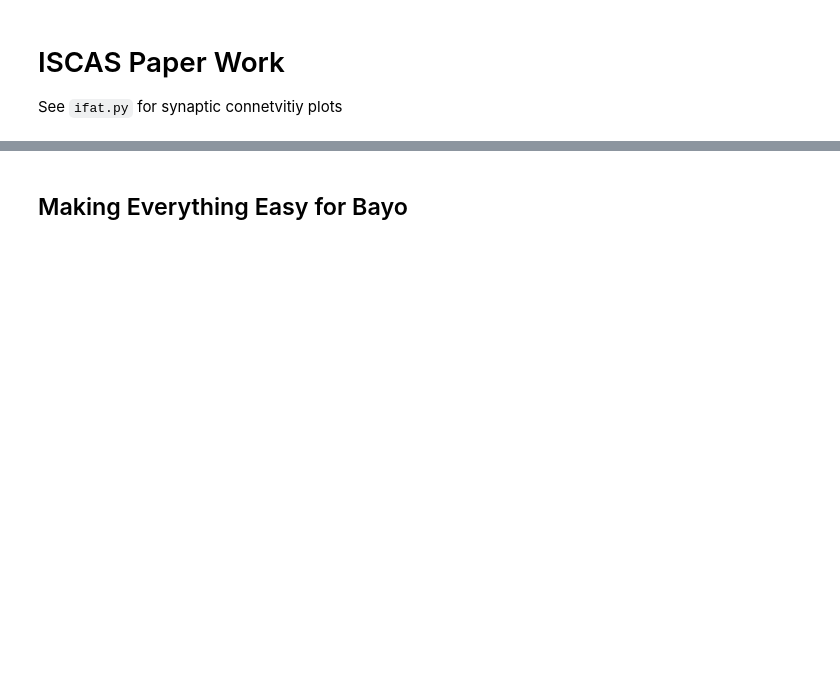
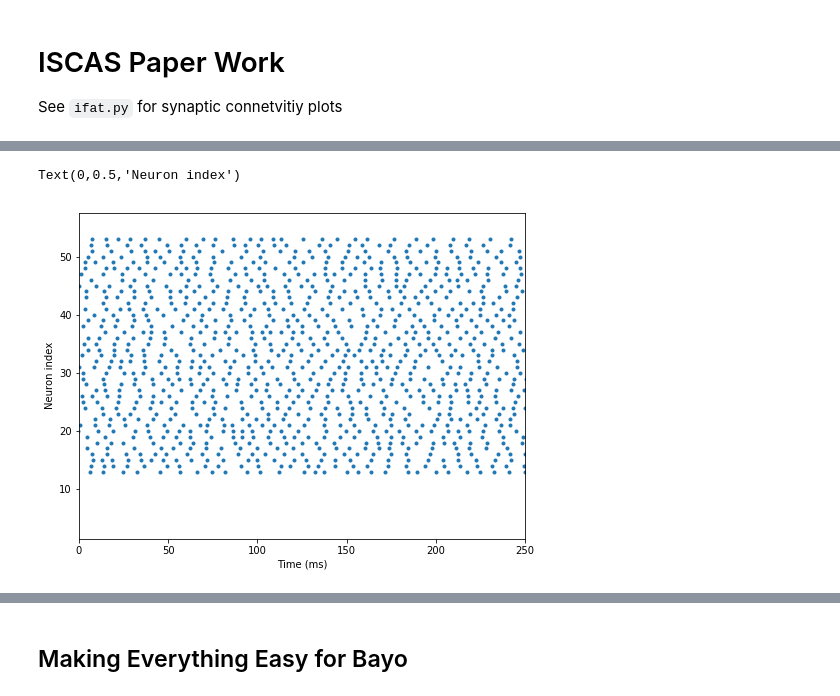
Before and after one commit to acellon/ifat-py, a Jupyter notebook: iscas-ifat.ipynb, the cells around one changed output, grey strips where cells are left out. Saved outputs shown, nothing was run; the diff lists cells and outputs as text; code cells hidden in the pictures; blank space fills up the shorter version.

```diff
--- a/iscas-ifat.ipynb
+++ b/iscas-ifat.ipynb
@@ -192,8 +202,11 @@ for thing in range(3):
 # %%
 figure(figsize=(8,6))
-plot(e_spmon.t/ms, e_spmon.i,'.'); xlim([5000,5250])
+plot(e_spmon.t/ms-5000, e_spmon.i,'.'); xlim([0,250])
 xlabel('Time (ms)')
 ylabel('Neuron index')
+# %% [output]
+Text(0,0.5,'Neuron index')
+[figure, added]
 # %%
 rateWidth = 1000 * ms
 plot(erate00.t/second, erate00.smooth_rate(width=rateWidth)/Hz,
```
Also changed, not shown: parts of 31 cells of this notebook, 3 other files.
